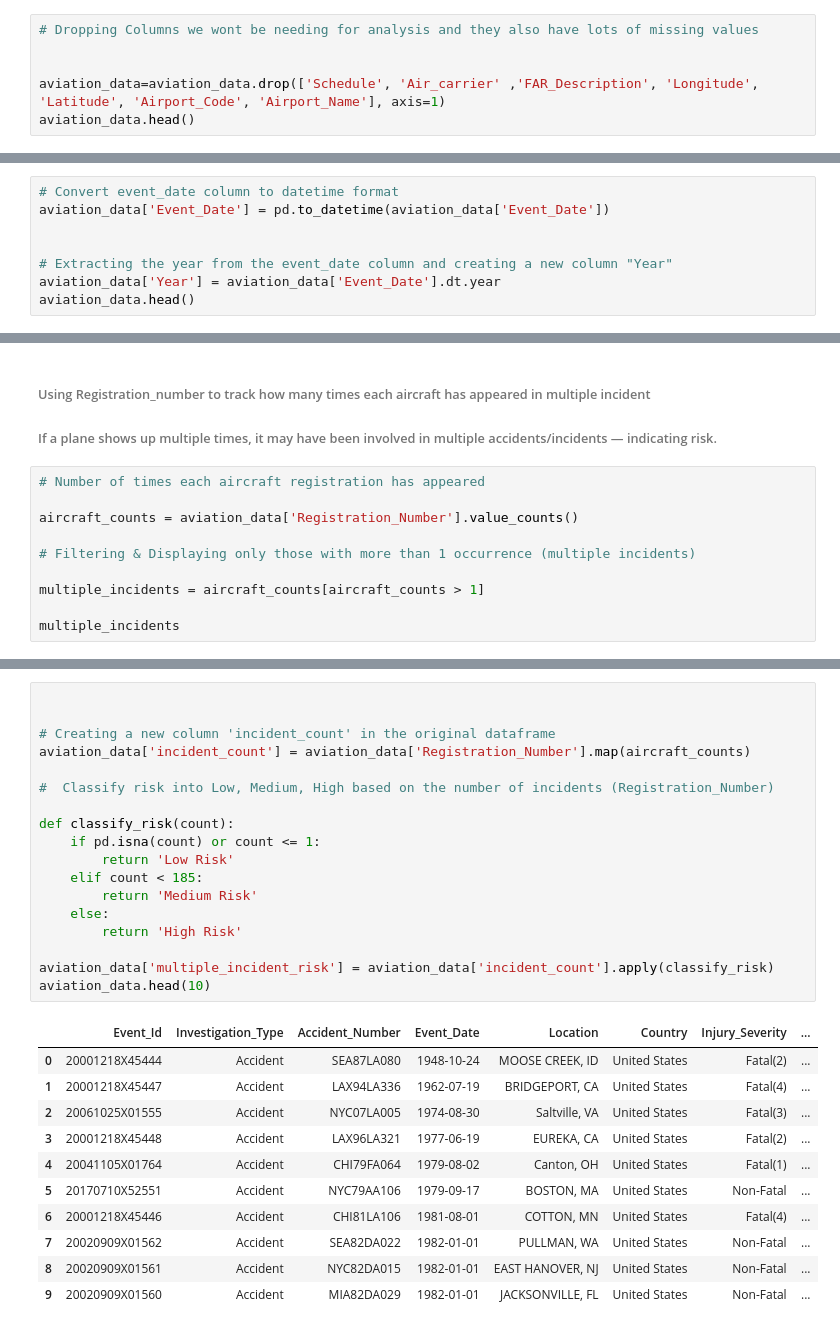
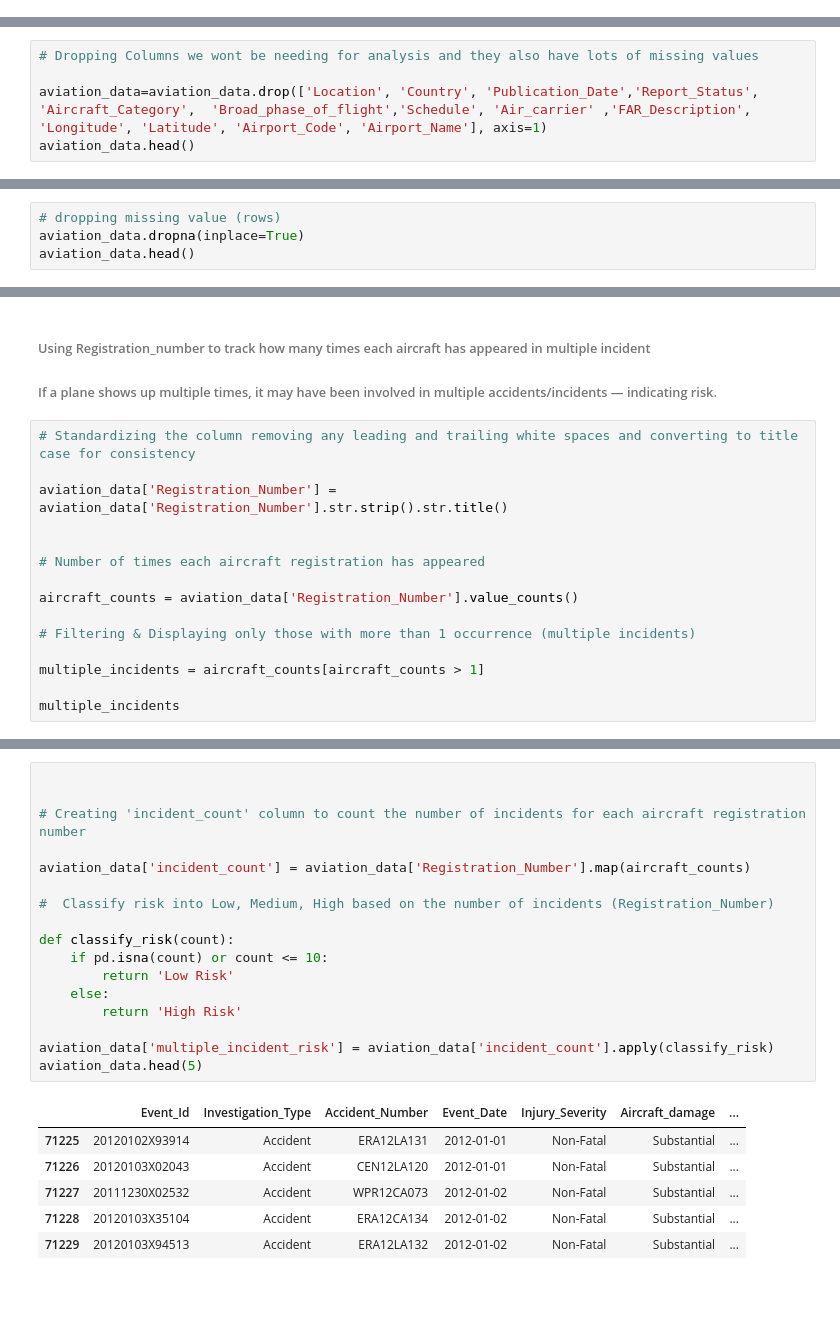
Before and after one commit to Hafsa-mohamed-Ad3n/Evaluating-Low-Risk-Aircraft-for-Growth-in-Aviation-Ventures, a Jupyter notebook: aviation.ipynb, the cells around one changed output, grey strips where cells are left out. Drawn from its saved outputs; the diff is of its cells as text; blank space fills up the shorter version.

```diff
--- a/aviation.ipynb
+++ b/aviation.ipynb
@@ -94,6 +134,0 @@ Index(['Event_Id', 'Investigation_Type', 'Accident_Number', 'Event_Date',
-# %%
-# Dropping Columns we wont be needing for analysis and they also have lots of missing values
-
-
-aviation_data=aviation_data.drop(['Schedule', 'Air_carrier' ,'FAR_Description', 'Longitude', 'Latitude', 'Airport_Code', 'Airport_Name'], axis=1)
-aviation_data.head()
@@ -107,0 +176,5 @@ aviation_data.head()
+# %%
+# Dropping Columns we wont be needing for analysis and they also have lots of missing values
+
+aviation_data=aviation_data.drop(['Location', 'Country', 'Publication_Date','Report_Status', 'Aircraft_Category',  'Broad_phase_of_flight','Schedule', 'Air_carrier' ,'FAR_Description', 'Longitude', 'Latitude', 'Airport_Code', 'Airport_Name'], axis=1)
+aviation_data.head()
@@ -108,9 +213,5 @@ aviation_data.head()
 # %%
-# Convert event_date column to datetime format
-aviation_data['Event_Date'] = pd.to_datetime(aviation_data['Event_Date'])
-
-
-# Extracting the year from the event_date column and creating a new column "Year"
-aviation_data['Year'] = aviation_data['Event_Date'].dt.year
+# dropping missing value (rows)
+aviation_data.dropna(inplace=True)
 aviation_data.head()
 # %% [output]
@@ -172,6 +269,11 @@ aviation_data.describe(include='all')
 
 ######  If a plane shows up multiple times, it may have been involved in multiple accidents/incidents — indicating risk.
 # %%
+# Standardizing the column removing any leading and trailing white spaces and converting to title case for consistency
+
+aviation_data['Registration_Number'] = aviation_data['Registration_Number'].str.strip().str.title()
+
+
 # Number of times each aircraft registration has appeared
 
 aircraft_counts = aviation_data['Registration_Number'].value_counts()
@@ -197,30 +303,24 @@ Name: Registration_Number, Length: 7053, dtype: int64
 # %%
 
 
-# Creating a new column 'incident_count' in the original dataframe
+# Creating 'incident_count' column to count the number of incidents for each aircraft registration number
+
 aviation_data['incident_count'] = aviation_data['Registration_Number'].map(aircraft_counts)
 
 #  Classify risk into Low, Medium, High based on the number of incidents (Registration_Number)
 
 def classify_risk(count):
-    if pd.isna(count) or count <= 1:
+    if pd.isna(count) or count <= 10:
         return 'Low Risk'
-    elif count < 185:
-        return 'Medium Risk'
     else:
         return 'High Risk'
 
 aviation_data['multiple_incident_risk'] = aviation_data['incident_count'].apply(classify_risk)
-aviation_data.head(10)
+aviation_data.head(5)
 # %% [output]
-|  | Event_Id | Investigation_Type | Accident_Number | Event_Date | Location | Country | Injury_Severity | ... |
-| 0 | 20001218X45444 | Accident | SEA87LA080 | 1948-10-24 | MOOSE CREEK, ID | United States | Fatal(2) | ... |
-| 1 | 20001218X45447 | Accident | LAX94LA336 | 1962-07-19 | BRIDGEPORT, CA | United States | Fatal(4) | ... |
-| 2 | 20061025X01555 | Accident | NYC07LA005 | 1974-08-30 | Saltville, VA | United States | Fatal(3) | ... |
-| 3 | 20001218X45448 | Accident | LAX96LA321 | 1977-06-19 | EUREKA, CA | United States | Fatal(2) | ... |
-| 4 | 20041105X01764 | Accident | CHI79FA064 | 1979-08-02 | Canton, OH | United States | Fatal(1) | ... |
-| 5 | 20170710X52551 | Accident | NYC79AA106 | 1979-09-17 | BOSTON, MA | United States | Non-Fatal | ... |
-| 6 | 20001218X45446 | Accident | CHI81LA106 | 1981-08-01 | COTTON, MN | United States | Fatal(4) | ... |
-| 7 | 20020909X01562 | Accident | SEA82DA022 | 1982-01-01 | PULLMAN, WA | United States | Non-Fatal | ... |
-| 8 | 20020909X01561 | Accident | NYC82DA015 | 1982-01-01 | EAST HANOVER, NJ | United States | Non-Fatal | ... |
-| 9 | 20020909X01560 | Accident | MIA82DA029 | 1982-01-01 | JACKSONVILLE, FL | United States | Non-Fatal | ... |
+|  | Event_Id | Investigation_Type | Accident_Number | Event_Date | Injury_Severity | Aircraft_damage | ... |
+| 71225 | 20120102X93914 | Accident | ERA12LA131 | 2012-01-01 | Non-Fatal | Substantial | ... |
+| 71226 | 20120103X02043 | Accident | CEN12LA120 | 2012-01-01 | Non-Fatal | Substantial | ... |
+| 71227 | 20111230X02532 | Accident | WPR12CA073 | 2012-01-02 | Non-Fatal | Substantial | ... |
+| 71228 | 20120103X35104 | Accident | ERA12CA134 | 2012-01-02 | Non-Fatal | Substantial | ... |
+| 71229 | 20120103X94513 | Accident | ERA12LA132 | 2012-01-02 | Non-Fatal | Substantial | ... |
```
Also changed, not shown: parts of 63 cells of this notebook, 1 other file.
